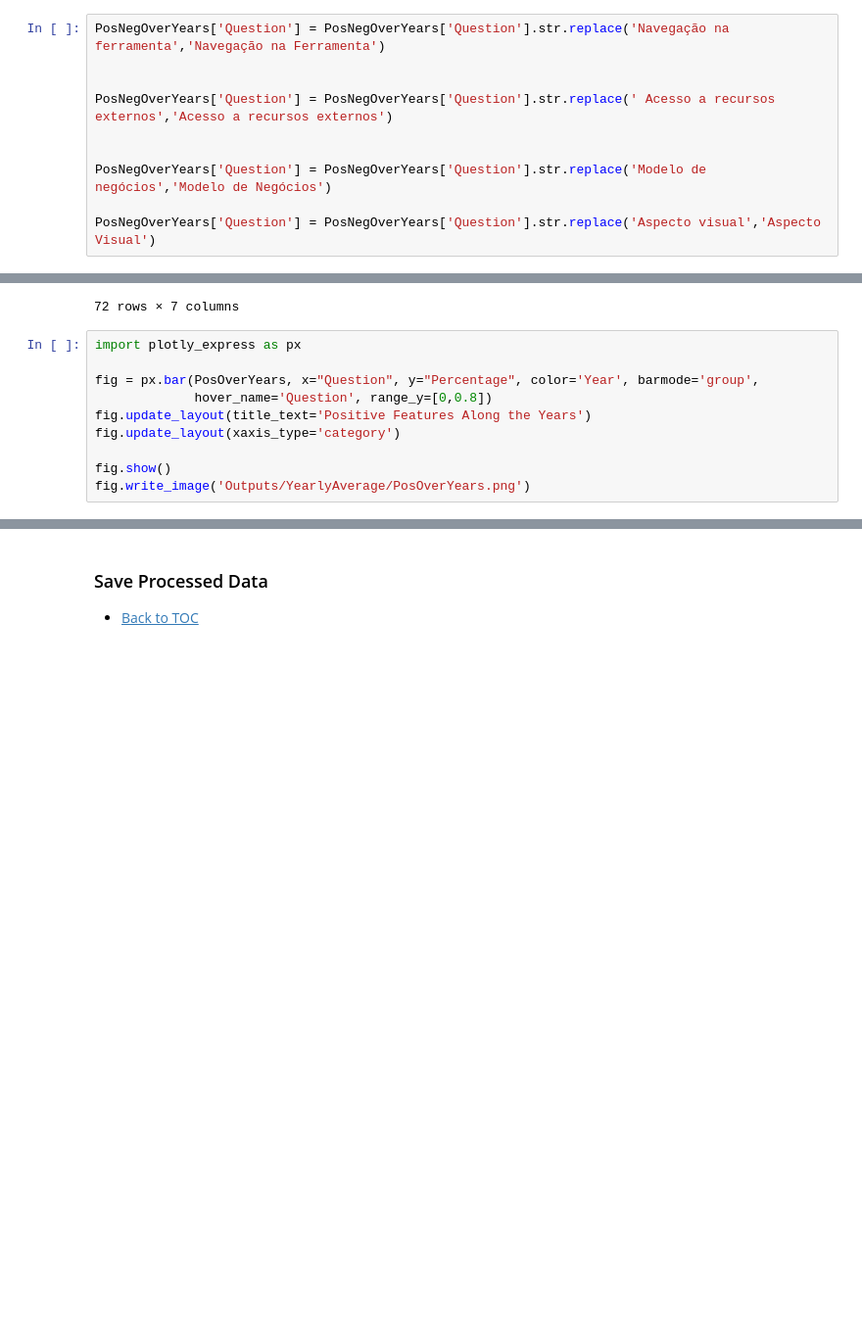
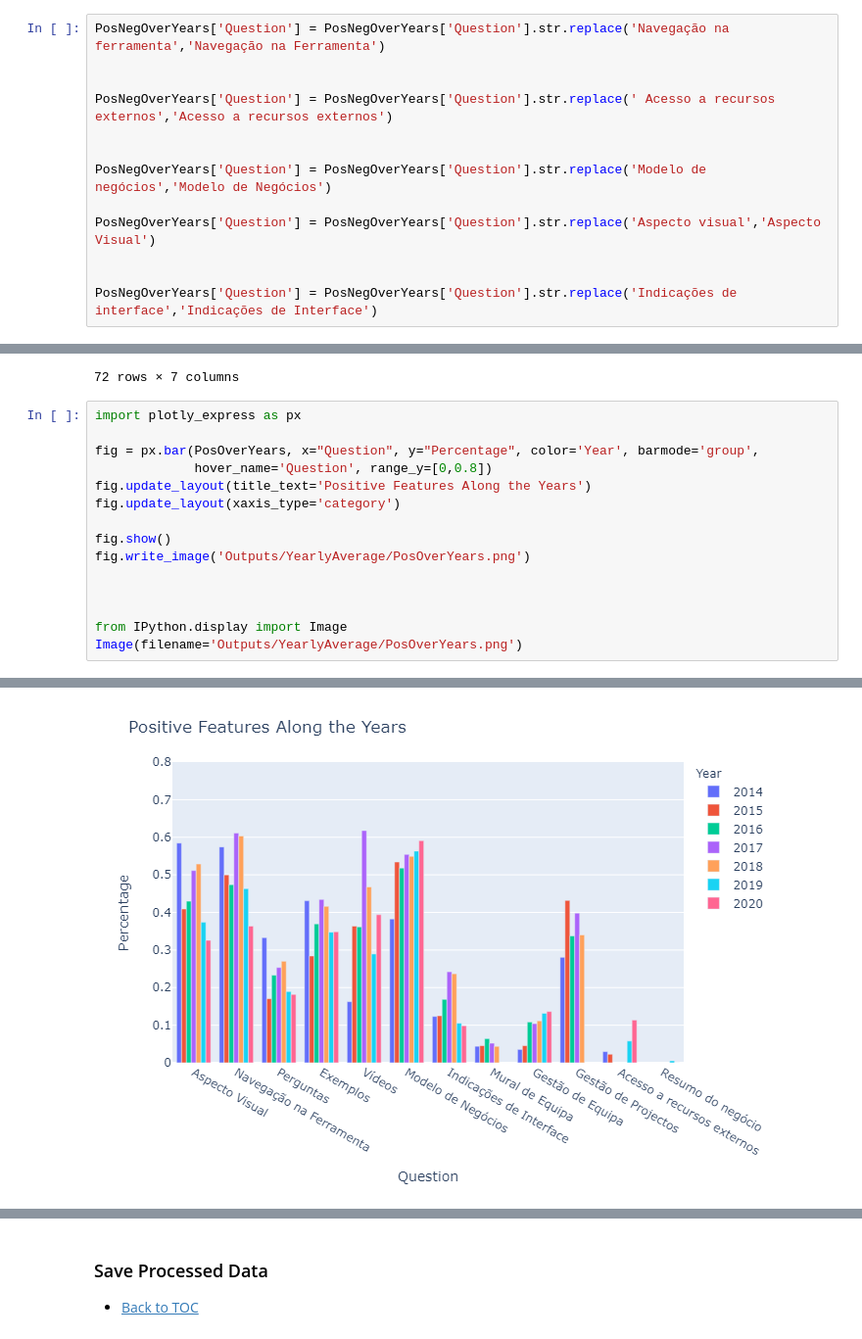
Before and after one commit to DSWorkPortugal/MscThesisFernando, a Jupyter notebook: 12-PositivesNegativesOverYears.ipynb, the cells around one changed output, grey strips where cells are left out. Shown at 98% size. Drawn from its saved outputs; the diff is of its cells as text; blank space fills up the shorter version.

```diff
--- a/12-PositivesNegativesOverYears.ipynb
+++ b/12-PositivesNegativesOverYears.ipynb
@@ -47,6 +77,9 @@ PosNegOverYears['Question'] = PosNegOverYears['Question'].str.replace(' Acesso a
 PosNegOverYears['Question'] = PosNegOverYears['Question'].str.replace('Modelo de negócios','Modelo de Negócios')
 
 PosNegOverYears['Question'] = PosNegOverYears['Question'].str.replace('Aspecto visual','Aspecto Visual')
+
+
+PosNegOverYears['Question'] = PosNegOverYears['Question'].str.replace('Indicações de interface','Indicações de Interface')
 # %%
 PosNegOverYears['Question'].unique()
 # %% [output]
@@ -129,15 +162,21 @@ PosOverYears
 # %%
 import plotly_express as px
 
 fig = px.bar(PosOverYears, x="Question", y="Percentage", color='Year', barmode='group',
              hover_name='Question', range_y=[0,0.8])
 fig.update_layout(title_text='Positive Features Along the Years')
 fig.update_layout(xaxis_type='category')
 
 fig.show()
 fig.write_image('Outputs/YearlyAverage/PosOverYears.png')
+
+
+
+from IPython.display import Image
+Image(filename='Outputs/YearlyAverage/PosOverYears.png')
 # %% [output]
 [interactive output not drawn]
+[figure, added]
 # %%
 
 import plotly_express as px
```
Also changed, not shown: parts of 5 cells of this notebook, 6 other files.
